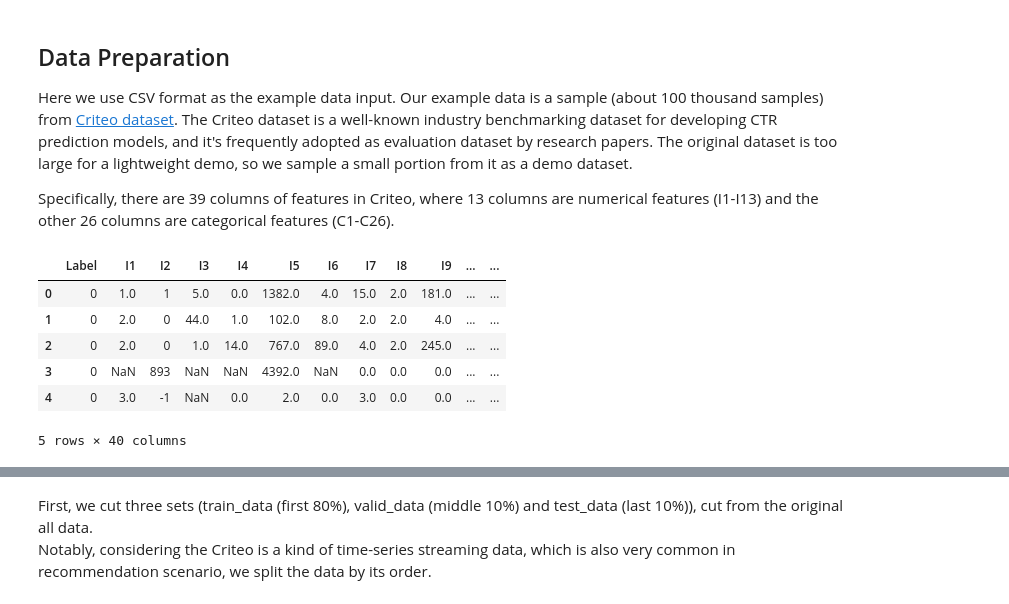
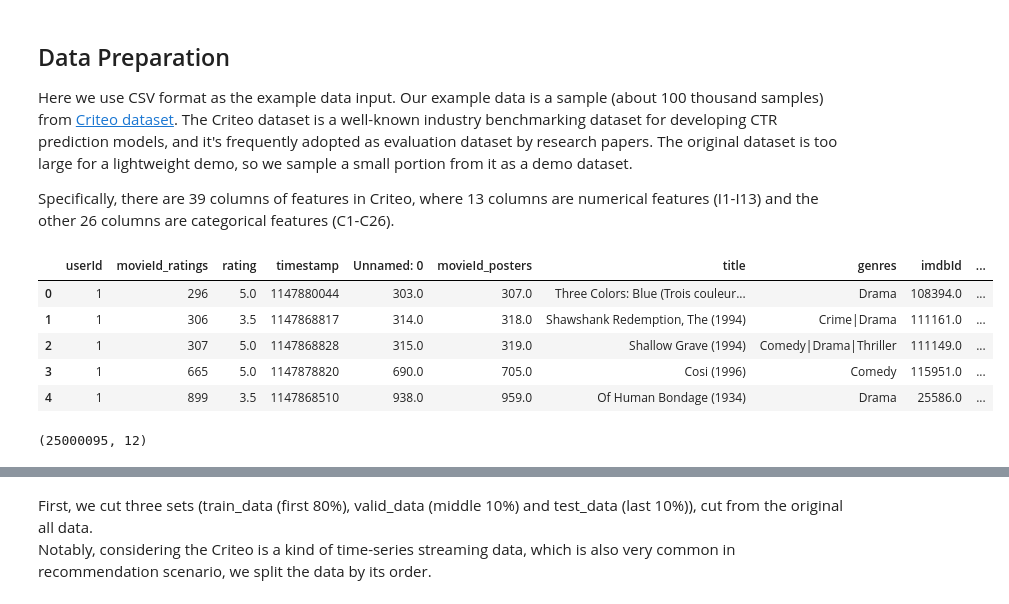
Before and after one commit to Boykai/carve, a Jupyter notebook: examples/00_quick_start/lightgbm_tinycriteo.ipynb, the cells around one changed output, grey strips where cells are left out. Saved outputs shown, nothing was run; the diff lists cells and outputs as text; code cells hidden in the pictures.

```diff
--- a/examples/00_quick_start/lightgbm_tinycriteo.ipynb
+++ b/examples/00_quick_start/lightgbm_tinycriteo.ipynb
@@ -70,20 +70,19 @@ params = {
 Here we use CSV format as the example data input. Our example data is a sample (about 100 thousand samples) from [Criteo dataset](https://www.kaggle.com/c/criteo-display-ad-challenge). The Criteo dataset is a well-known industry benchmarking dataset for developing CTR prediction models, and it's frequently adopted as evaluation dataset by research papers. The original dataset is too large for a lightweight demo, so we sample a small portion from it as a demo dataset.
 
 Specifically, there are 39 columns of features in Criteo, where 13 columns are numerical features (I1-I13) and the other 26 columns are categorical features (C1-C26).
-# %%
-nume_cols = ["I" + str(i) for i in range(1, 14)]
-cate_cols = ["C" + str(i) for i in range(1, 27)]
-label_col = "Label"
-
-header = [label_col] + nume_cols + cate_cols
-with TemporaryDirectory() as tmp:
-    all_data = criteo.load_pandas_df(size=SIZE, local_cache_path=tmp, header=header)
-display(all_data.head())
-# %% [output]
-|  | Label | I1 | I2 | I3 | I4 | I5 | I6 | I7 | I8 | I9 | ... | ... |
-| 0 | 0 | 1.0 | 1 | 5.0 | 0.0 | 1382.0 | 4.0 | 15.0 | 2.0 | 181.0 | ... | ... |
-| 1 | 0 | 2.0 | 0 | 44.0 | 1.0 | 102.0 | 8.0 | 2.0 | 2.0 | 4.0 | ... | ... |
-| 2 | 0 | 2.0 | 0 | 1.0 | 14.0 | 767.0 | 89.0 | 4.0 | 2.0 | 245.0 | ... | ... |
-| 3 | 0 | NaN | 893 | NaN | NaN | 4392.0 | NaN | 0.0 | 0.0 | 0.0 | ... | ... |
-| 4 | 0 | 3.0 | -1 | NaN | 0.0 | 2.0 | 0.0 | 3.0 | 0.0 | 0.0 | ... | ... |
-5 rows × 40 columns
+# %%
+posters = pd.read_csv("../01_prepare_data/ml-25m/poster-urls.csv")
+ratings = pd.read_csv("../01_prepare_data/ml-25m/ratings.csv")
+all_data = ratings.join(posters, on="movieId", lsuffix="_ratings", rsuffix="_posters")
+display(all_data.head())
+# %% [output]
+|  | userId | movieId_ratings | rating | timestamp | Unnamed: 0 | movieId_posters | title | genres | imdbId | ... |
+| 0 | 1 | 296 | 5.0 | 1147880044 | 303.0 | 307.0 | Three Colors: Blue (Trois couleur... | Drama | 108394.0 | ... |
+| 1 | 1 | 306 | 3.5 | 1147868817 | 314.0 | 318.0 | Shawshank Redemption, The (1994) | Crime|Drama | 111161.0 | ... |
+| 2 | 1 | 307 | 5.0 | 1147868828 | 315.0 | 319.0 | Shallow Grave (1994) | Comedy|Drama|Thriller | 111149.0 | ... |
+| 3 | 1 | 665 | 5.0 | 1147878820 | 690.0 | 705.0 | Cosi (1996) | Comedy | 115951.0 | ... |
+| 4 | 1 | 899 | 3.5 | 1147868510 | 938.0 | 959.0 | Of Human Bondage (1934) | Drama | 25586.0 | ... |
+# %%
+all_data.shape
+# %% [output]
+(25000095, 12)
```
Also changed, not shown: parts of 8 cells of this notebook, 3 other files.
